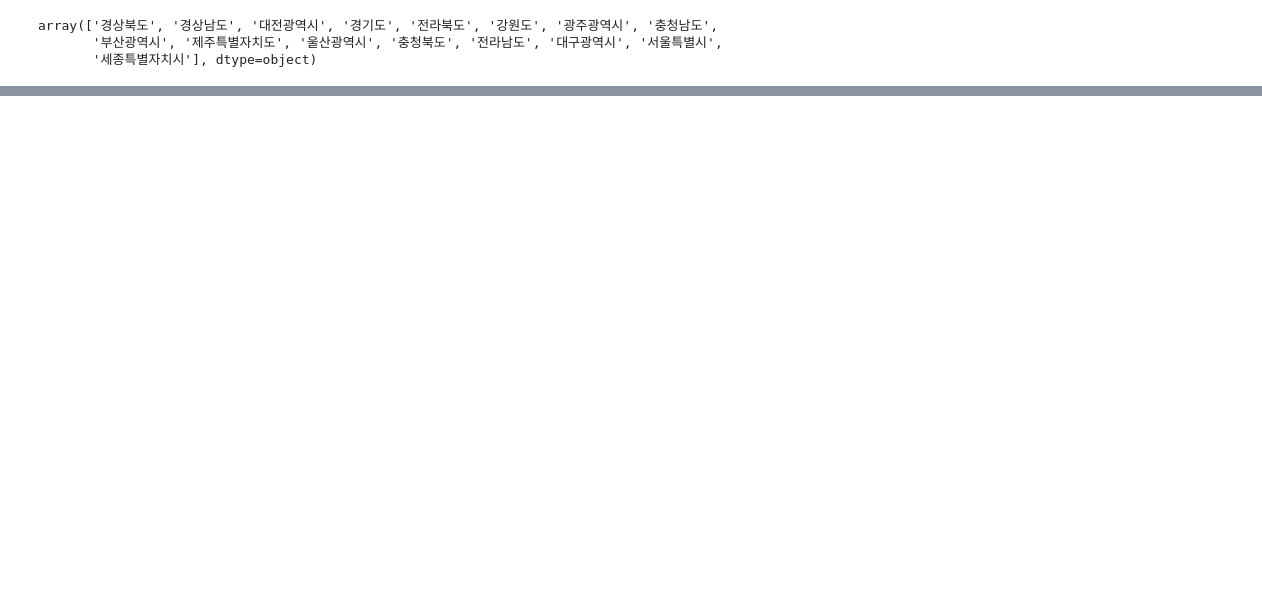
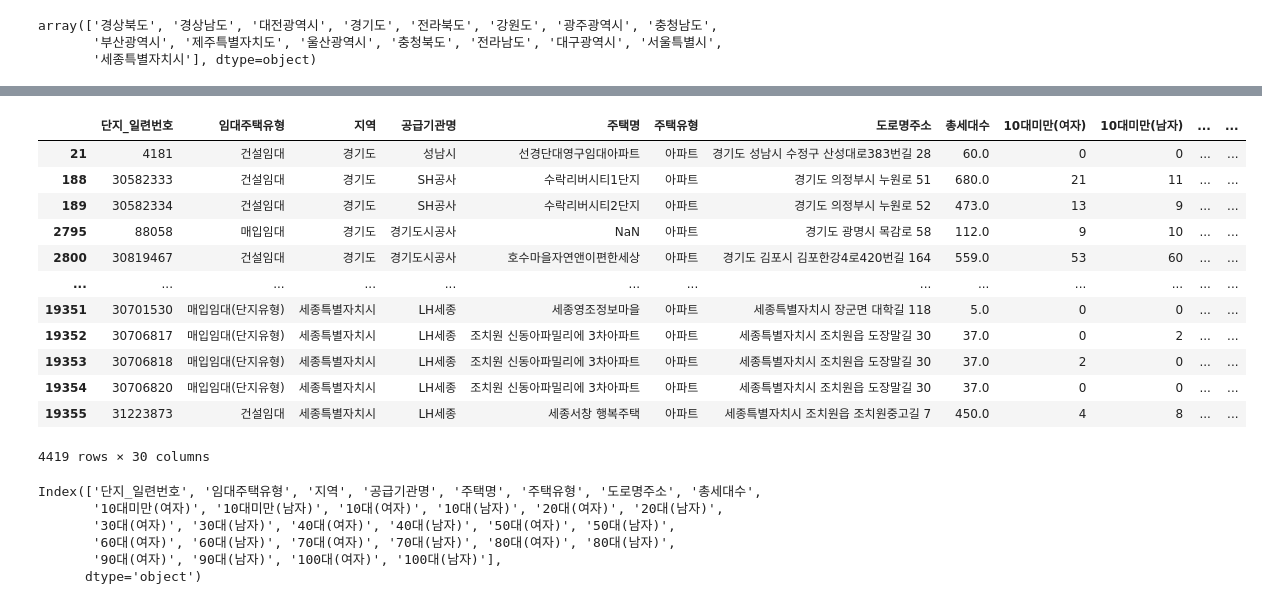
Before and after one commit to jkl851/AI_competition, a Jupyter notebook: 데이터합치기(제공데이터, 단지정보, 구성원).ipynb, the cells around one changed output, grey strips where cells are left out. Cells and saved outputs as stored; diff of their text form; code cells hidden in the pictures; blank space fills up the shorter version.

```diff
--- a/데이터합치기(제공데이터, 단지정보, 구성원).ipynb
+++ b/데이터합치기(제공데이터, 단지정보, 구성원).ipynb
@@ -123,0 +297,58 @@ a
+# %%
+gender_apt = gender[gender['주택유형']=='아파트']
+gender_apt.insert(2, '지역', '-1')
+
+경기 = gender_apt[gender_apt['도로명주소'].str.contains('경기', na=False)]
+경기['지역'] = '경기도'
+
+서울 = gender_apt[gender_apt['도로명주소'].str.contains('서울', na=False)]
+서울['지역'] = '서울특별시'
+
+충남 = gender_apt[gender_apt['도로명주소'].str.contains('충청남도|충남', na=False)]
+충남['지역'] = '충청남도'
+
+충북 = gender_apt[gender_apt['도로명주소'].str.contains('충청북도|충북', na=False)]
+충북['지역'] = '충청북도'
+
+대전 = gender_apt[gender_apt['도로명주소'].str.contains('대전', na=False)]
+대전['지역'] = '대전광역시'
+
+광주 = gender_apt[gender_apt['도로명주소'].str.contains('광주', na=False)]
+광주['지역'] = '광주광역시'
+
+전남 = gender_apt[gender_apt['도로명주소'].str.contains('전라남도|전남', na=False)]
+전남['지역'] = '전라남도'
+
+전북 = gender_apt[gender_apt['도로명주소'].str.contains('전라북도|전북', na=False)]
+전북['지역'] = '전라북도'
+
+부산 = gender_apt[gender_apt['도로명주소'].str.contains('부산', na=False)]
+부산['지역'] = '부산광역시'
+
+울산 = gender_apt[gender_apt['도로명주소'].str.contains('울산', na=False)]
+울산['지역'] = '울산광역시'
+
+대구 = gender_apt[gender_apt['도로명주소'].str.contains('대구', na=False)]
+대구['지역'] = '대구광역시'
+
+경북 = gender_apt[gender_apt['도로명주소'].str.contains('경상북도|경북', na=False)]
+경북['지역'] = '경상북도'
+
+경남 = gender_apt[gender_apt['도로명주소'].str.contains('경상남도|경남', na=False)]
+경남['지역'] = '경상남도'
+
+강원 = gender_apt[gender_apt['도로명주소'].str.contains('강원도|강원', na=False)]
+강원['지역'] = '강원도'
+
+대구 = gender_apt[gender_apt['도로명주소'].str.contains('대구', na=False)]
+대구['지역'] = '대구광역시'
+
+제주 = gender_apt[gender_apt['도로명주소'].str.contains('제주', na=False)]
+제주['지역'] = '제주특별자치도'
+
+세종 = gender_apt[gender_apt['도로명주소'].str.contains('세종', na=False)]
+세종['지역'] = '세종특별자치시'
+
+temp2 = pd.concat([경기, 서울, 충남, 충북, 대전, 광주, 전남, 전북, 부산, 울산, 대구, 경북, 경남, 강원, 대구, 제주, 세종])
+temp2
+# %% [output]
@@ -123,0 +372,22 @@ a
+|  | 단지_일련번호 | 임대주택유형 | 지역 | 공급기관명 | 주택명 | 주택유형 | 도로명주소 | 총세대수 | 10대미만(여자) | 10대미만(남자) | ... | ... |
+| 21 | 4181 | 건설임대 | 경기도 | 성남시 | 선경단대영구임대아파트 | 아파트 | 경기도 성남시 수정구 산성대로383번길 28 | 60.0 | 0 | 0 | ... | ... |
+| 188 | 30582333 | 건설임대 | 경기도 | SH공사 | 수락리버시티1단지 | 아파트 | 경기도 의정부시 누원로 51 | 680.0 | 21 | 11 | ... | ... |
+| 189 | 30582334 | 건설임대 | 경기도 | SH공사 | 수락리버시티2단지 | 아파트 | 경기도 의정부시 누원로 52 | 473.0 | 13 | 9 | ... | ... |
+| 2795 | 88058 | 매입임대 | 경기도 | 경기도시공사 | NaN | 아파트 | 경기도 광명시 목감로 58 | 112.0 | 9 | 10 | ... | ... |
+| 2800 | 30819467 | 건설임대 | 경기도 | 경기도시공사 | 호수마을자연앤이편한세상 | 아파트 | 경기도 김포시 김포한강4로420번길 164 | 559.0 | 53 | 60 | ... | ... |
+| ... | ... | ... | ... | ... | ... | ... | ... | ... | ... | ... | ... | ... |
+| 19351 | 30701530 | 매입임대(단지유형) | 세종특별자치시 | LH세종 | 세종영조정보마을 | 아파트 | 세종특별자치시 장군면 대학길 118 | 5.0 | 0 | 0 | ... | ... |
+| 19352 | 30706817 | 매입임대(단지유형) | 세종특별자치시 | LH세종 | 조치원 신동아파밀리에 3차아파트 | 아파트 | 세종특별자치시 조치원읍 도장말길 30 | 37.0 | 0 | 2 | ... | ... |
+| 19353 | 30706818 | 매입임대(단지유형) | 세종특별자치시 | LH세종 | 조치원 신동아파밀리에 3차아파트 | 아파트 | 세종특별자치시 조치원읍 도장말길 30 | 37.0 | 2 | 0 | ... | ... |
+| 19354 | 30706820 | 매입임대(단지유형) | 세종특별자치시 | LH세종 | 조치원 신동아파밀리에 3차아파트 | 아파트 | 세종특별자치시 조치원읍 도장말길 30 | 37.0 | 0 | 0 | ... | ... |
+| 19355 | 31223873 | 건설임대 | 세종특별자치시 | LH세종 | 세종서창 행복주택 | 아파트 | 세종특별자치시 조치원읍 조치원중고길 7 | 450.0 | 4 | 8 | ... | ... |
+4419 rows × 30 columns
+# %%
+temp2.columns
+# %% [output]
+Index(['단지_일련번호', '임대주택유형', '지역', '공급기관명', '주택명', '주택유형', '도로명주소', '총세대수',
+       '10대미만(여자)', '10대미만(남자)', '10대(여자)', '10대(남자)', '20대(여자)', '20대(남자)',
+       '30대(여자)', '30대(남자)', '40대(여자)', '40대(남자)', '50대(여자)', '50대(남자)',
+       '60대(여자)', '60대(남자)', '70대(여자)', '70대(남자)', '80대(여자)', '80대(남자)',
+       '90대(여자)', '90대(남자)', '100대(여자)', '100대(남자)'],
+      dtype='object')
```
Also changed, not shown: parts of 16 cells of this notebook.
